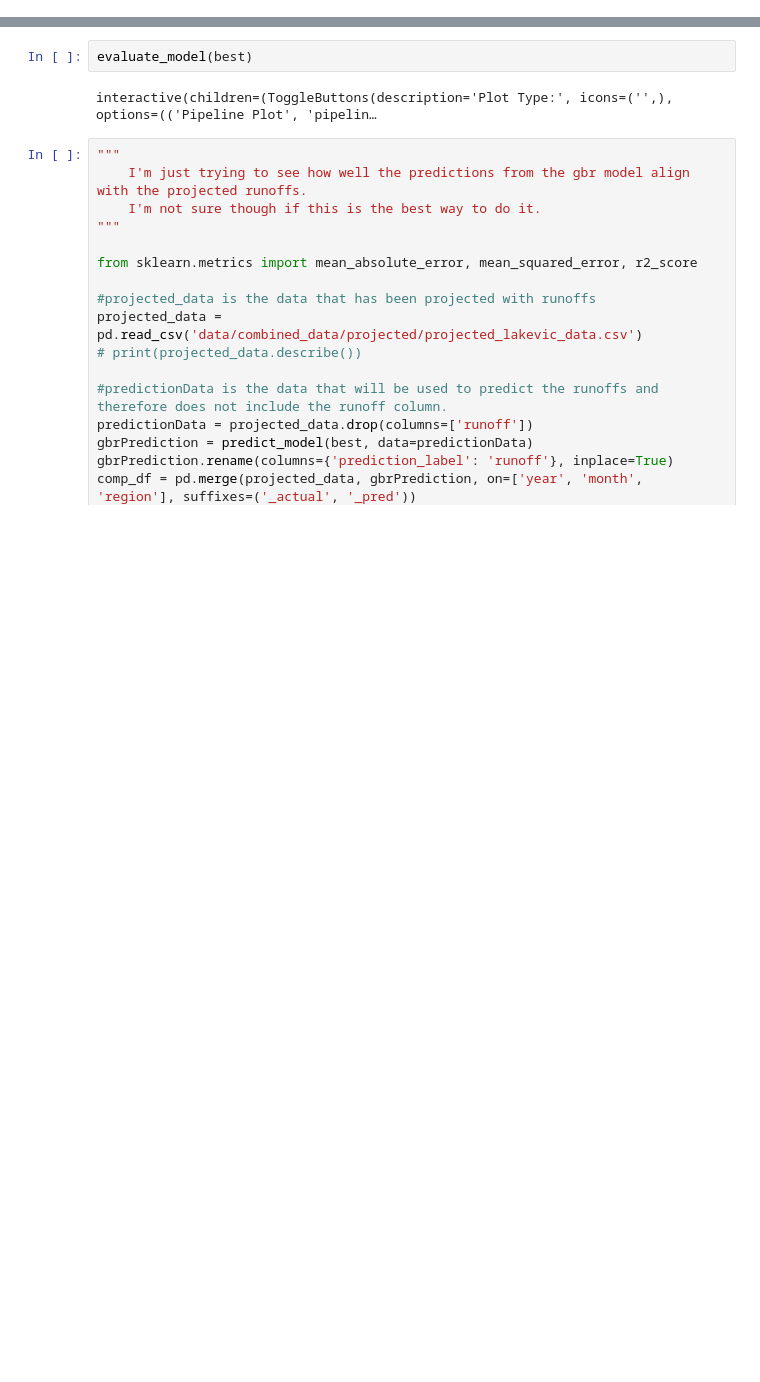
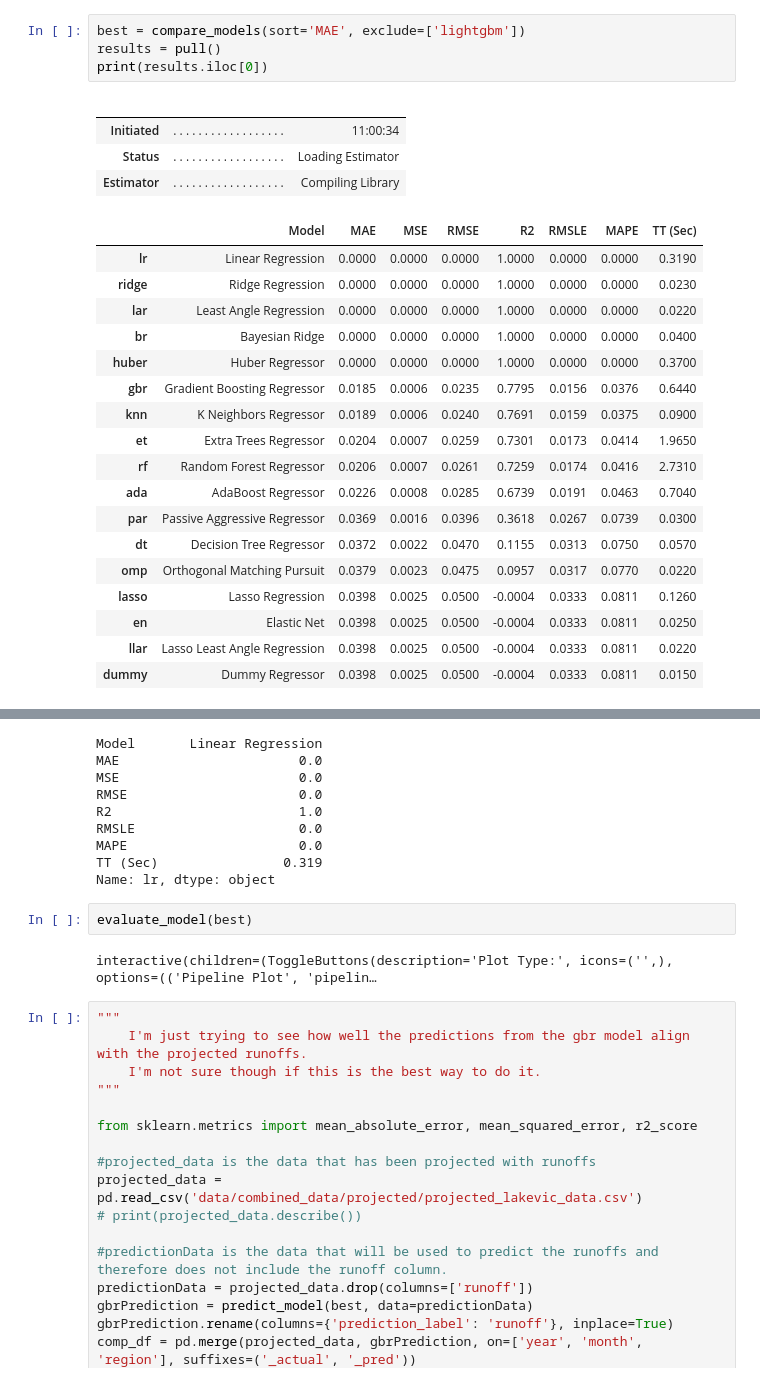
Before and after one commit to Tj-Dave/SmartByte-ML, a Jupyter notebook: pycaret_check.ipynb, the cells around one changed output, grey strips where cells are left out. Saved outputs shown, nothing was run; the diff lists cells and outputs as text; blank space fills up the shorter version.

```diff
--- a/pycaret_check.ipynb
+++ b/pycaret_check.ipynb
@@ -57,0 +69,28 @@ GradientBoostingRegressor(random_state=123)
+# %%
+best = compare_models(sort='MAE', exclude=['lightgbm'])
+results = pull()
+print(results.iloc[0])
+# %% [output]
+|  |  |  |
+|  |  |  |
+| Initiated | . . . . . . . . . . . . . . . . . . | 11:00:34 |
+| Status | . . . . . . . . . . . . . . . . . . | Loading Estimator |
+| Estimator | . . . . . . . . . . . . . . . . . . | Compiling Library |
+|  | Model | MAE | MSE | RMSE | R2 | RMSLE | MAPE | TT (Sec) |
+| lr | Linear Regression | 0.0000 | 0.0000 | 0.0000 | 1.0000 | 0.0000 | 0.0000 | 0.3190 |
+| ridge | Ridge Regression | 0.0000 | 0.0000 | 0.0000 | 1.0000 | 0.0000 | 0.0000 | 0.0230 |
+| lar | Least Angle Regression | 0.0000 | 0.0000 | 0.0000 | 1.0000 | 0.0000 | 0.0000 | 0.0220 |
+| br | Bayesian Ridge | 0.0000 | 0.0000 | 0.0000 | 1.0000 | 0.0000 | 0.0000 | 0.0400 |
+| huber | Huber Regressor | 0.0000 | 0.0000 | 0.0000 | 1.0000 | 0.0000 | 0.0000 | 0.3700 |
+| gbr | Gradient Boosting Regressor | 0.0185 | 0.0006 | 0.0235 | 0.7795 | 0.0156 | 0.0376 | 0.6440 |
+| knn | K Neighbors Regressor | 0.0189 | 0.0006 | 0.0240 | 0.7691 | 0.0159 | 0.0375 | 0.0900 |
+| et | Extra Trees Regressor | 0.0204 | 0.0007 | 0.0259 | 0.7301 | 0.0173 | 0.0414 | 1.9650 |
+| rf | Random Forest Regressor | 0.0206 | 0.0007 | 0.0261 | 0.7259 | 0.0174 | 0.0416 | 2.7310 |
+| ada | AdaBoost Regressor | 0.0226 | 0.0008 | 0.0285 | 0.6739 | 0.0191 | 0.0463 | 0.7040 |
+| par | Passive Aggressive Regressor | 0.0369 | 0.0016 | 0.0396 | 0.3618 | 0.0267 | 0.0739 | 0.0300 |
+| dt | Decision Tree Regressor | 0.0372 | 0.0022 | 0.0470 | 0.1155 | 0.0313 | 0.0750 | 0.0570 |
+| omp | Orthogonal Matching Pursuit | 0.0379 | 0.0023 | 0.0475 | 0.0957 | 0.0317 | 0.0770 | 0.0220 |
+| lasso | Lasso Regression | 0.0398 | 0.0025 | 0.0500 | -0.0004 | 0.0333 | 0.0811 | 0.1260 |
+| en | Elastic Net | 0.0398 | 0.0025 | 0.0500 | -0.0004 | 0.0333 | 0.0811 | 0.0250 |
+| llar | Lasso Least Angle Regression | 0.0398 | 0.0025 | 0.0500 | -0.0004 | 0.0333 | 0.0811 | 0.0220 |
+| dummy | Dummy Regressor | 0.0398 | 0.0025 | 0.0500 | -0.0004 | 0.0333 | 0.0811 | 0.0150 |
@@ -58,3 +98,12 @@ GradientBoostingRegressor(random_state=123)
+Model       Linear Regression
+MAE                       0.0
+MSE                       0.0
+RMSE                      0.0
+R2                        1.0
+RMSLE                     0.0
+MAPE                      0.0
+TT (Sec)                0.319
+Name: lr, dtype: object
 # %%
 evaluate_model(best)
 # %% [output]
```
Also changed, not shown: parts of 7 cells of this notebook, 15 other files.
